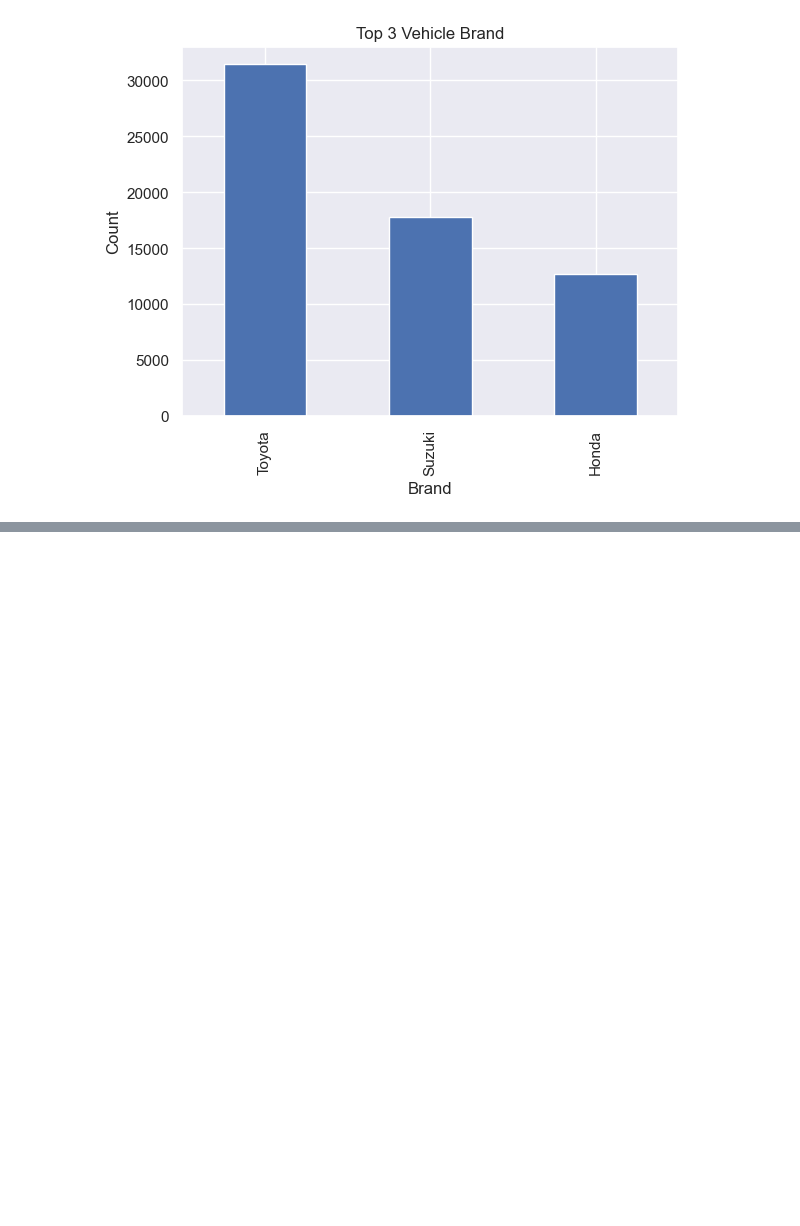
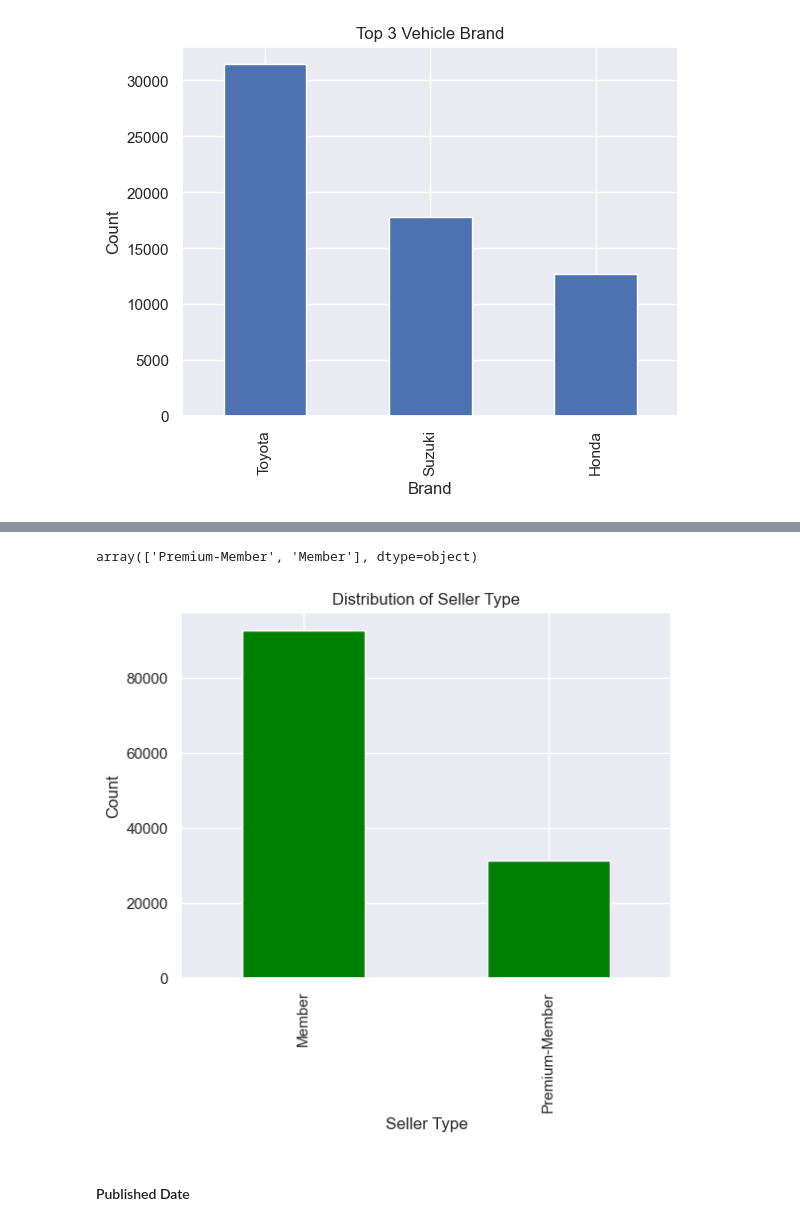
Before and after one commit to toobask/introtoAI1, a Jupyter notebook: notebook/IntroToAI_701_CourseWork_Amua_et_Tooba.ipynb, the cells around one changed output, grey strips where cells are left out. Saved outputs shown, nothing was run; the diff lists cells and outputs as text; code cells hidden in the pictures; blank space fills up the shorter version.

```diff
--- a/notebook/IntroToAI_701_CourseWork_Amua_et_Tooba.ipynb
+++ b/notebook/IntroToAI_701_CourseWork_Amua_et_Tooba.ipynb
@@ -134,0 +516,8 @@ plt.show()
+# %%
+#convert values in capacity column to int
+#first, we replace the commas and cc
+vehicle_df.Capacity = vehicle_df.Capacity.str.replace(",", "")
+vehicle_df.Capacity = vehicle_df.Capacity.str.replace("cc", "")
+
+#next, convert to numeric column
+vehicle_df.Capacity = pd.to_numeric(vehicle_df.Capacity, errors="coerce")
@@ -134,0 +555,8 @@ plt.show()
+# %%
+#convert values in mileage column to int
+#first, we replace the commas and km
+vehicle_df.Mileage = vehicle_df.Mileage.str.replace(",", "")
+vehicle_df.Mileage = vehicle_df.Mileage.str.replace("km", "")
+
+#next, convert to numeric column
+vehicle_df.Mileage = pd.to_numeric(vehicle_df.Mileage, errors="coerce")
@@ -134,0 +639,19 @@ plt.show()
+# %%
+#inspect uniqueness of seller type column
+vehicle_df["Seller_type"].unique()
+# %% [output]
+array(['Premium-Member', 'Member'], dtype=object)
+# %%
+#view distribution of seller type
+vehicle_df["Seller_type"].value_counts()
+
+#plot distribution
+vehicle_df["Seller_type"].value_counts().plot(kind="bar", color="green")
+plt.title("Distribution of Seller Type")
+plt.xlabel("Seller Type")
+plt.ylabel("Count")
+plt.show()
+# %% [output]
+[figure, added]
+# %% [markdown]
+#### Published Date
```
Also changed, not shown: parts of 58 cells of this notebook.
